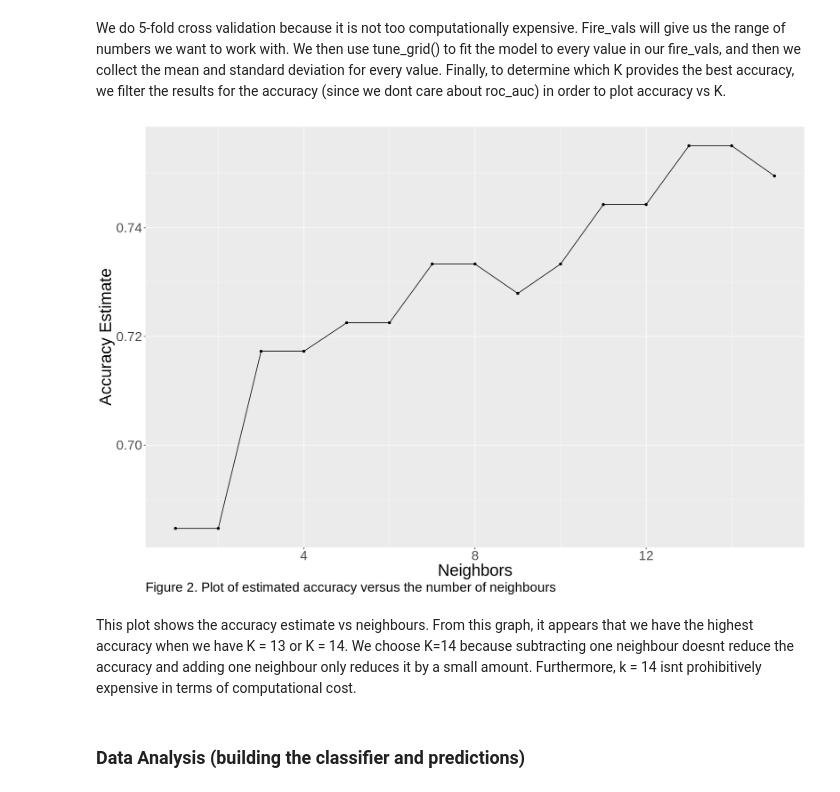
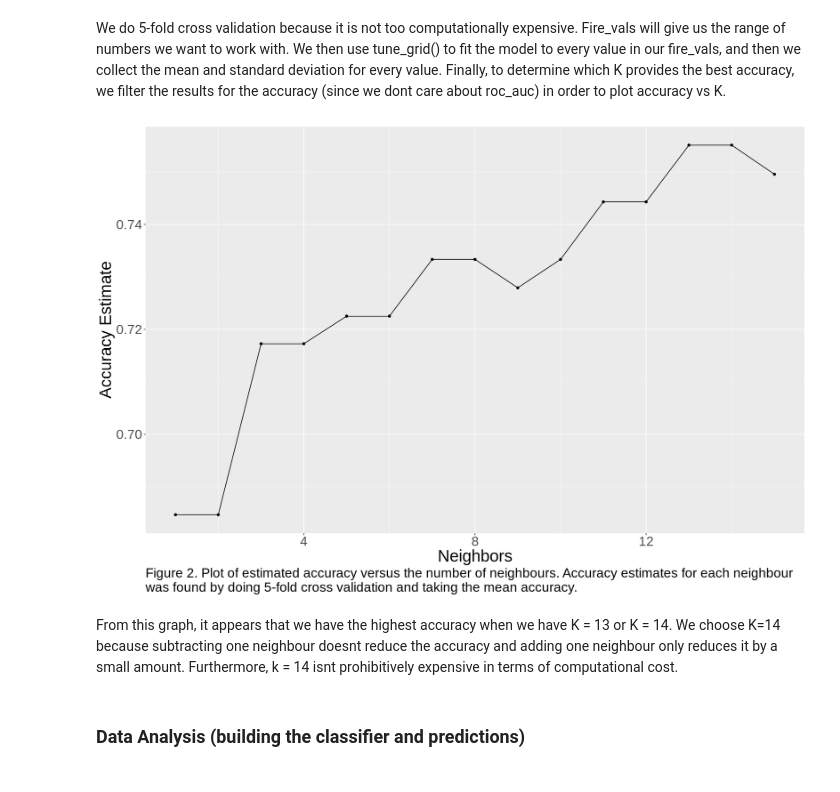
Before and after one commit to danielhou13/DSCI-100-Project-gr-17, a Jupyter notebook: Report.ipynb, the cells around one changed output. Cells and saved outputs as stored; diff of their text form; code cells hidden in the pictures.

```diff
--- a/Report.ipynb
+++ b/Report.ipynb
@@ -241,16 +262,17 @@ We do 5-fold cross validation because it is not too computationally expensive. F
 # %%
 accuracy_vs_k <- ggplot(fire_accuracy, aes(x = neighbors, y = mean)) +
   geom_point() +
   geom_line() +
   labs(x = "Neighbors", y = "Accuracy Estimate",
-        caption = "Figure 2. Plot of estimated accuracy versus the number of neighbours") +
+        caption = "Figure 2. Plot of estimated accuracy versus the number of neighbours. Accuracy estimates for each neighbour
+was found by doing 5-fold cross validation and taking the mean accuracy.") +
   theme(text = element_text(size = 25),
         plot.caption = element_text(hjust = 0))
 accuracy_vs_k
 # %% [output]
-[figure, old version]
+[figure, new version]
 # %% [markdown]
-This plot shows the accuracy estimate vs neighbours. From this graph, it appears that we have the highest accuracy when we have K = 13 or K = 14. We choose K=14 because subtracting one neighbour doesnt reduce the accuracy and adding one neighbour only reduces it by a small amount. Furthermore, k = 14 isnt prohibitively expensive in terms of computational cost.
+From this graph, it appears that we have the highest accuracy when we have K = 13 or K = 14. We choose K=14 because subtracting one neighbour doesnt reduce the accuracy and adding one neighbour only reduces it by a small amount. Furthermore, k = 14 isnt prohibitively expensive in terms of computational cost.
 # %% [markdown]
 ### Data Analysis (building the classifier and predictions)
 # %%
```
Also changed, not shown: parts of 6 cells of this notebook.
